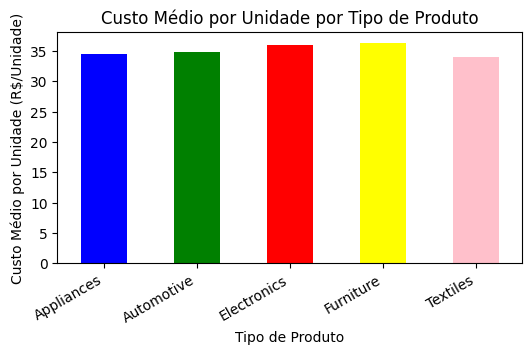
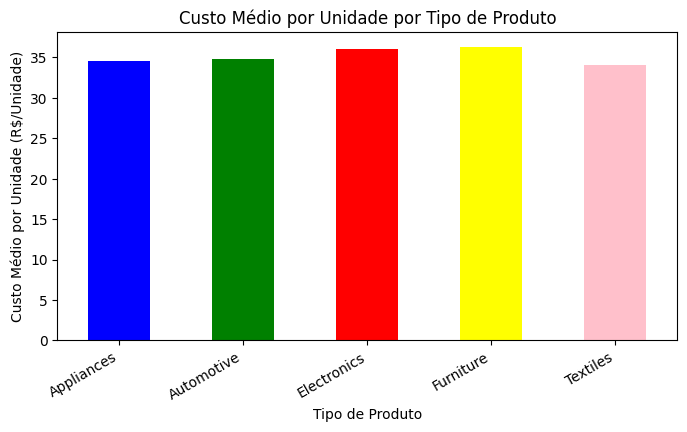
Code edit (unified diff) that turned the first committed figure into the second:
--- before
+++ after
@@ -1,3 +1,4 @@
-plt.figure(figsize=(6, 3))
+# Gráfico do Custo médio por unidade versus o tipo de produto
+plt.figure(figsize=(8, 4))
 colors = ['blue', 'green', 'red', 'yellow', 'pink']
 custo_medio_por_unidade_produto.plot(kind='bar', color=colors)

Commit: Código com pequenas modificações